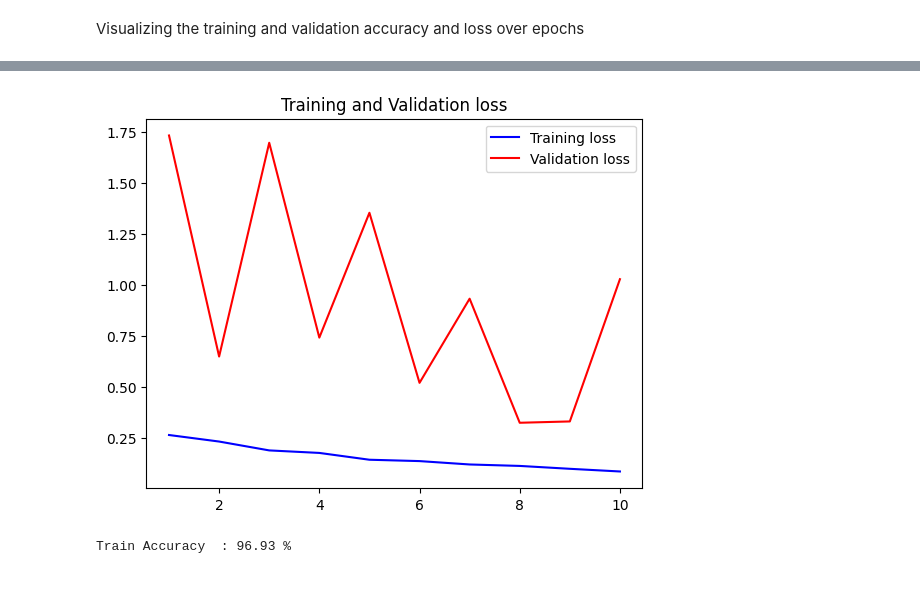
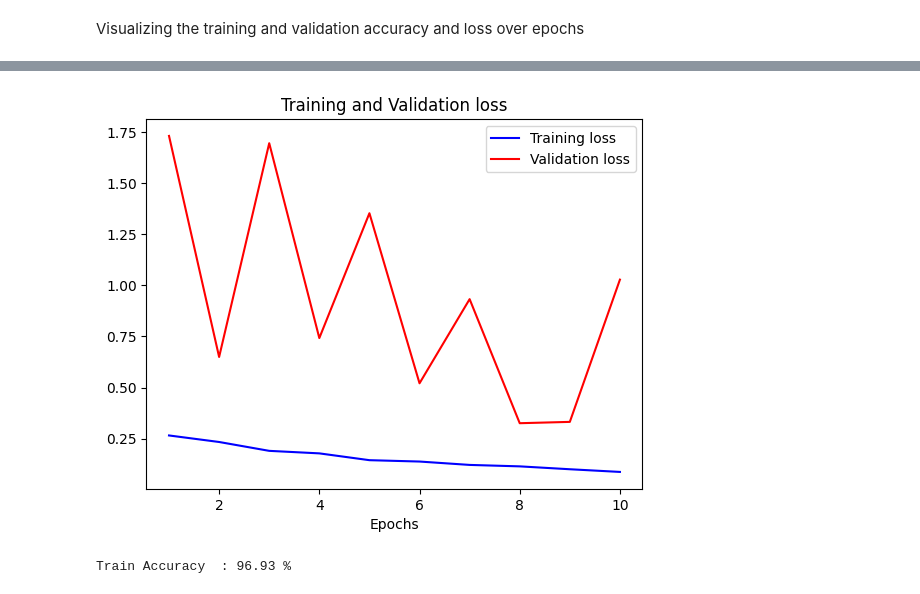
Before and after one commit to suti333/Crop-Disease, a Jupyter notebook: Crop_Disease.ipynb, the cells around one changed output, grey strips where cells are left out. Cells and saved outputs as stored; diff of their text form; code cells hidden in the pictures.

```diff
--- a/Crop_Disease.ipynb
+++ b/Crop_Disease.ipynb
@@ -274,12 +275,13 @@ plt.show()
 # %%
 #Train and validation loss
 plt.plot(epochs, loss, 'b', label='Training loss')
 plt.plot(epochs, val_loss, 'r', label='Validation loss')
 plt.title('Training and Validation loss')
+plt.xlabel('Epochs')
 plt.legend()
 plt.show()
 # %% [output]
-[figure, old version]
+[figure, new version]
 # %%
 print("Train Accuracy  : {:.2f} %".format(acc[-1]*100))
 # %% [output]
```
Also changed, not shown: parts of 1 cell of this notebook.
